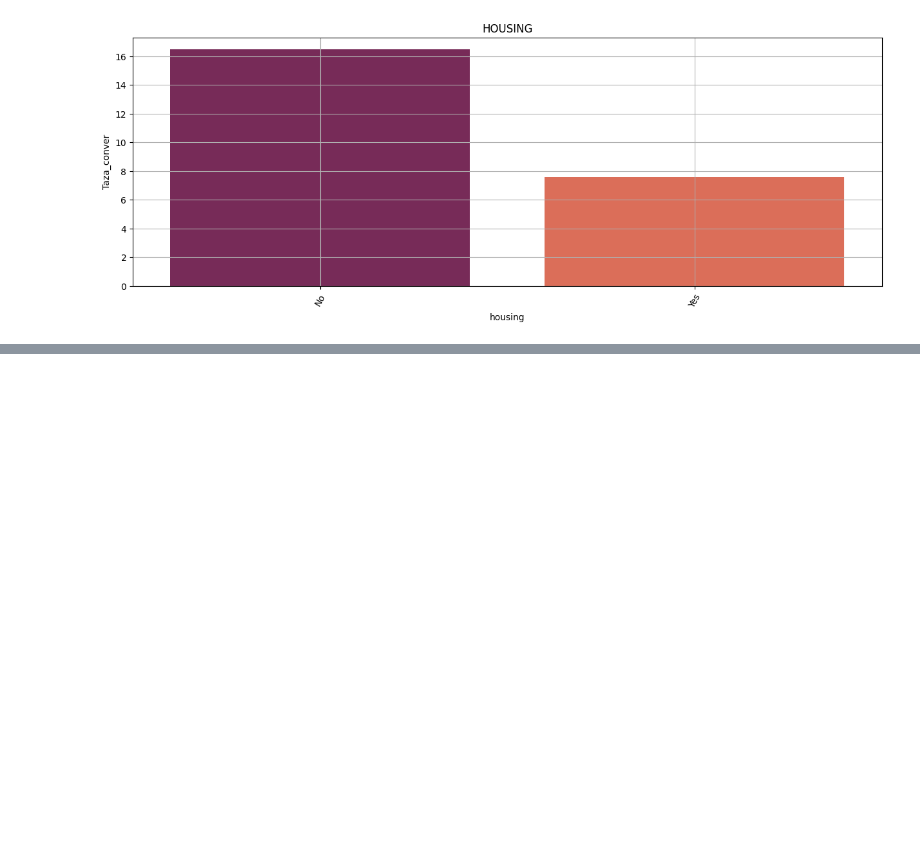
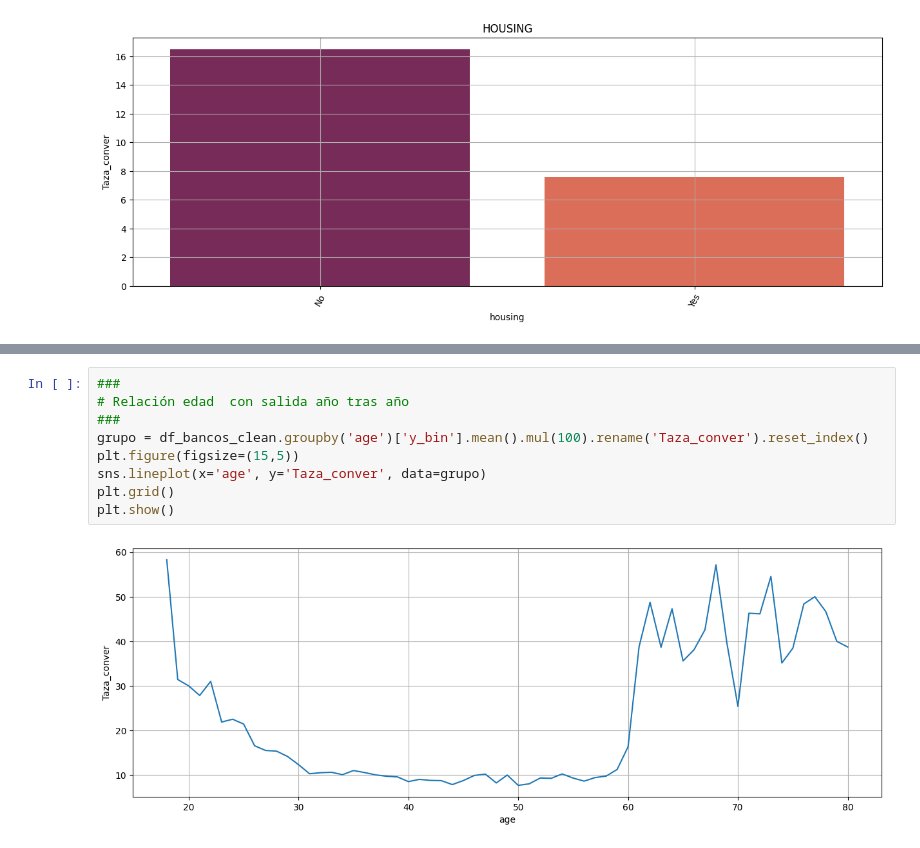
Before and after one commit to ElfenCamii/bootcamp_analisis_de_Datos, a Jupyter notebook: unidad_5/04_analisis_exploratorio.ipynb, the cells around one changed output, grey strips where cells are left out. Drawn from its saved outputs; the diff is of its cells as text; blank space fills up the shorter version.

```diff
--- a/unidad_5/04_analisis_exploratorio.ipynb
+++ b/unidad_5/04_analisis_exploratorio.ipynb
@@ -358,0 +391,11 @@ grafica_barras('housing')
+# %%
+###
+# Relación edad  con salida año tras año
+###
+grupo = df_bancos_clean.groupby('age')['y_bin'].mean().mul(100).rename('Taza_conver').reset_index()
+plt.figure(figsize=(15,5))
+sns.lineplot(x='age', y='Taza_conver', data=grupo)
+plt.grid()
+plt.show()
+# %% [output]
+[figure, added]
```
Also changed, not shown: parts of 13 cells of this notebook.
